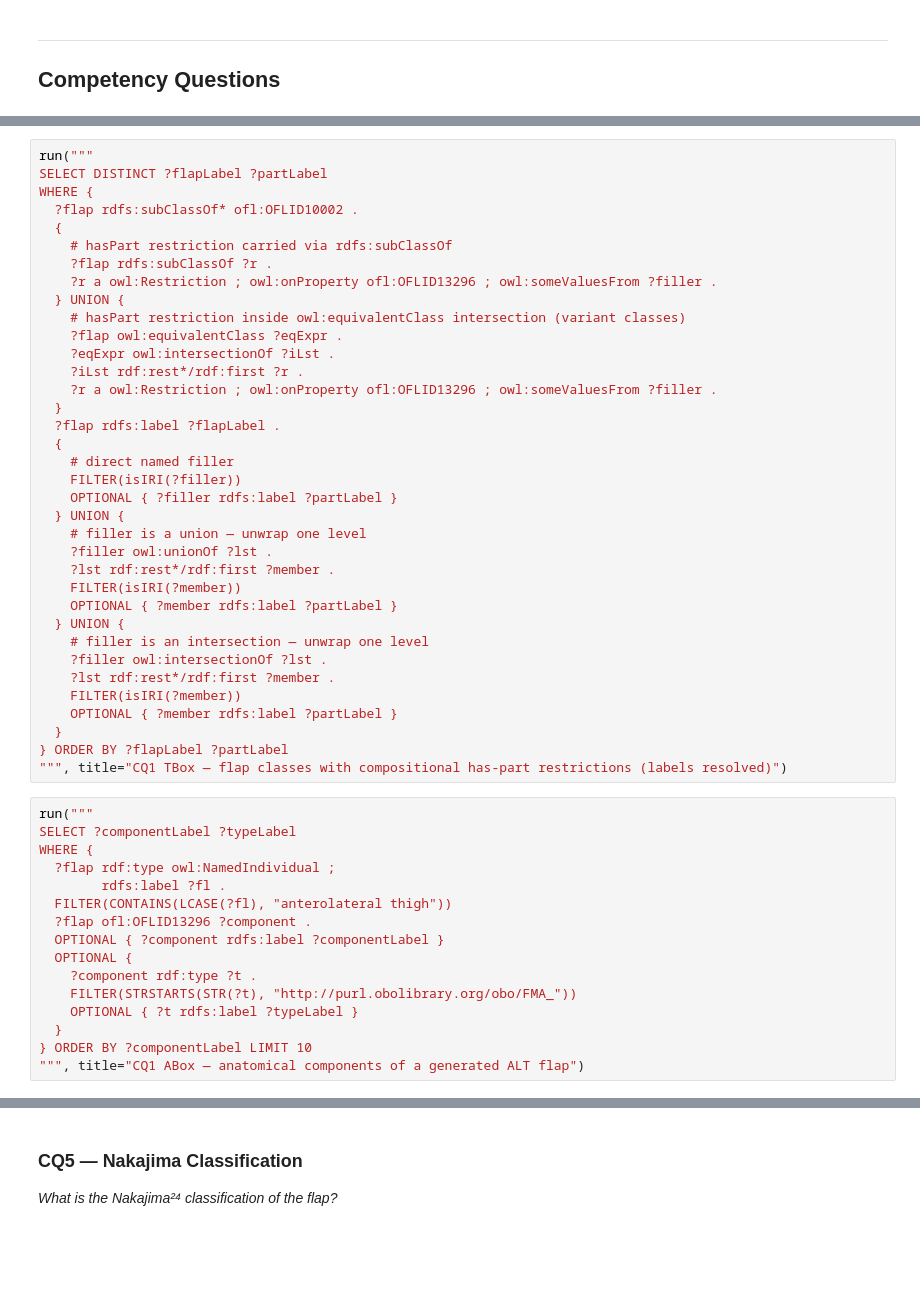
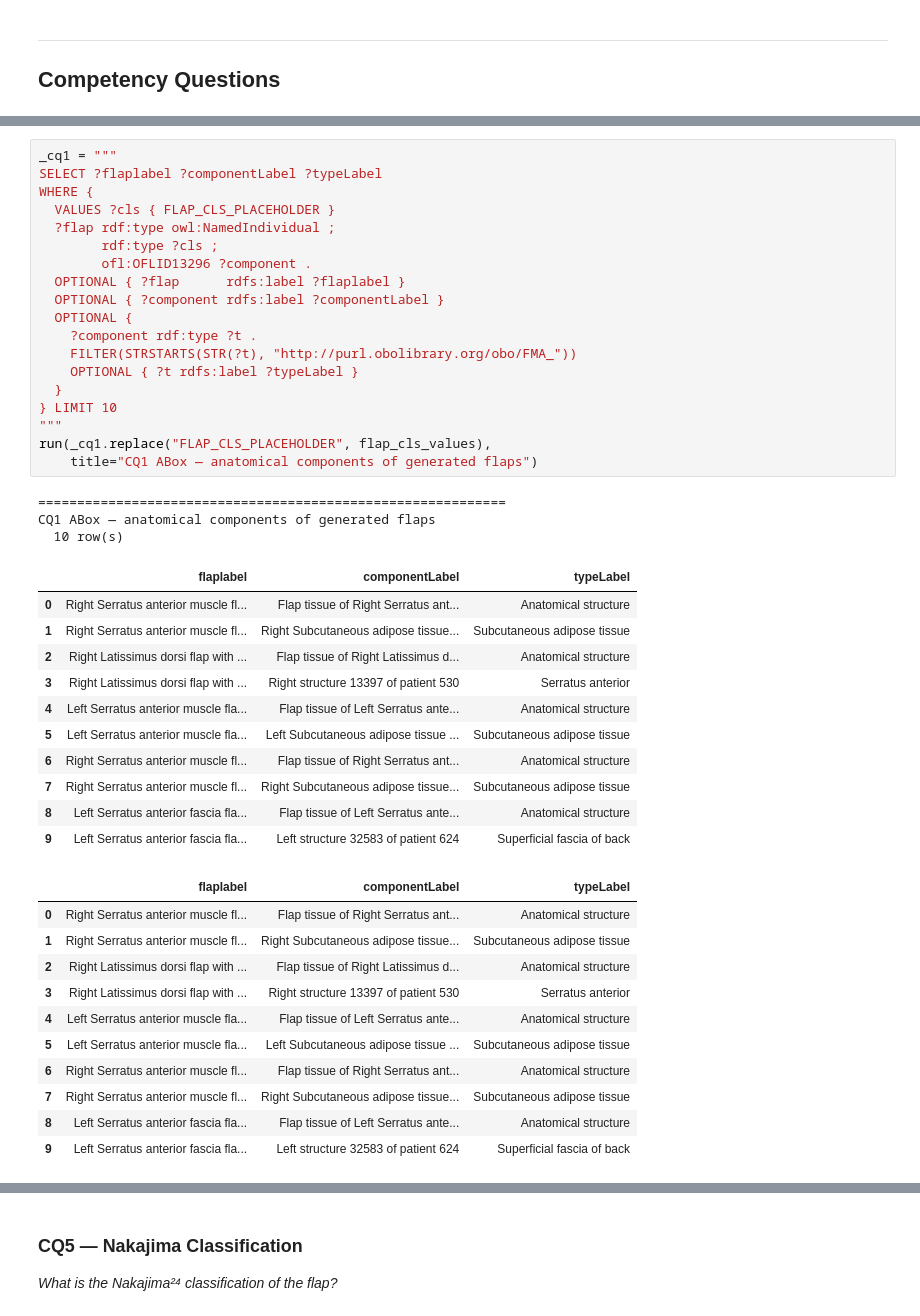
Before and after one commit to Strubbelig/Flap-ontology-project, a Jupyter notebook: notebooks/cq_sparql_queries.ipynb, the cells around one changed output, grey strips where cells are left out. Saved outputs shown, nothing was run; the diff lists cells and outputs as text; blank space fills up the shorter version.

```diff
--- a/notebooks/cq_sparql_queries.ipynb
+++ b/notebooks/cq_sparql_queries.ipynb
@@ -76,55 +127,48 @@ Targeted axiom: 'Surgical flap' 'Ofl part' some 'Anatomical entity'
-# %%
-run("""
-SELECT DISTINCT ?flapLabel ?partLabel
-WHERE {
-  ?flap rdfs:subClassOf* ofl:OFLID10002 .
-  {
-    # hasPart restriction carried via rdfs:subClassOf
-    ?flap rdfs:subClassOf ?r .
-    ?r a owl:Restriction ; owl:onProperty ofl:OFLID13296 ; owl:someValuesFrom ?filler .
-  } UNION {
-    # hasPart restriction inside owl:equivalentClass intersection (variant classes)
-    ?flap owl:equivalentClass ?eqExpr .
-    ?eqExpr owl:intersectionOf ?iLst .
-    ?iLst rdf:rest*/rdf:first ?r .
-    ?r a owl:Restriction ; owl:onProperty ofl:OFLID13296 ; owl:someValuesFrom ?filler .
-  }
-  ?flap rdfs:label ?flapLabel .
-  {
-    # direct named filler
-    FILTER(isIRI(?filler))
-    OPTIONAL { ?filler rdfs:label ?partLabel }
-  } UNION {
-    # filler is a union — unwrap one level
-    ?filler owl:unionOf ?lst .
-    ?lst rdf:rest*/rdf:first ?member .
-    FILTER(isIRI(?member))
-    OPTIONAL { ?member rdfs:label ?partLabel }
-  } UNION {
-    # filler is an intersection — unwrap one level
-    ?filler owl:intersectionOf ?lst .
-    ?lst rdf:rest*/rdf:first ?member .
-    FILTER(isIRI(?member))
-    OPTIONAL { ?member rdfs:label ?partLabel }
-  }
-} ORDER BY ?flapLabel ?partLabel
-""", title="CQ1 TBox — flap classes with compositional has-part restrictions (labels resolved)")
 # %%
-run("""
-SELECT ?componentLabel ?typeLabel
+_cq1 = """
+SELECT ?flaplabel ?componentLabel ?typeLabel
 WHERE {
+  VALUES ?cls { FLAP_CLS_PLACEHOLDER }
   ?flap rdf:type owl:NamedIndividual ;
-        rdfs:label ?fl .
-  FILTER(CONTAINS(LCASE(?fl), "anterolateral thigh"))
-  ?flap ofl:OFLID13296 ?component .
+        rdf:type ?cls ;
+        ofl:OFLID13296 ?component .
+  OPTIONAL { ?flap      rdfs:label ?flaplabel }
   OPTIONAL { ?component rdfs:label ?componentLabel }
   OPTIONAL {
     ?component rdf:type ?t .
     FILTER(STRSTARTS(STR(?t), "http://purl.obolibrary.org/obo/FMA_"))
     OPTIONAL { ?t rdfs:label ?typeLabel }
   }
-} ORDER BY ?componentLabel LIMIT 10
-""", title="CQ1 ABox — anatomical components of a generated ALT flap")
+} LIMIT 10
+"""
+run(_cq1.replace("FLAP_CLS_PLACEHOLDER", flap_cls_values),
+    title="CQ1 ABox — anatomical components of generated flaps")
+# %% [output]
+============================================================
+CQ1 ABox — anatomical components of generated flaps
+  10 row(s)
+|  | flaplabel | componentLabel | typeLabel |
+| 0 | Right Serratus anterior muscle fl... | Flap tissue of Right Serratus ant... | Anatomical structure |
+| 1 | Right Serratus anterior muscle fl... | Right Subcutaneous adipose tissue... | Subcutaneous adipose tissue |
+| 2 | Right Latissimus dorsi flap with ... | Flap tissue of Right Latissimus d... | Anatomical structure |
+| 3 | Right Latissimus dorsi flap with ... | Right structure 13397 of patient 530 | Serratus anterior |
+| 4 | Left Serratus anterior muscle fla... | Flap tissue of Left Serratus ante... | Anatomical structure |
+| 5 | Left Serratus anterior muscle fla... | Left Subcutaneous adipose tissue ... | Subcutaneous adipose tissue |
+| 6 | Right Serratus anterior muscle fl... | Flap tissue of Right Serratus ant... | Anatomical structure |
+| 7 | Right Serratus anterior muscle fl... | Right Subcutaneous adipose tissue... | Subcutaneous adipose tissue |
+| 8 | Left Serratus anterior fascia fla... | Flap tissue of Left Serratus ante... | Anatomical structure |
+| 9 | Left Serratus anterior fascia fla... | Left structure 32583 of patient 624 | Superficial fascia of back |
+|  | flaplabel | componentLabel | typeLabel |
+| 0 | Right Serratus anterior muscle fl... | Flap tissue of Right Serratus ant... | Anatomical structure |
+| 1 | Right Serratus anterior muscle fl... | Right Subcutaneous adipose tissue... | Subcutaneous adipose tissue |
+| 2 | Right Latissimus dorsi flap with ... | Flap tissue of Right Latissimus d... | Anatomical structure |
+| 3 | Right Latissimus dorsi flap with ... | Right structure 13397 of patient 530 | Serratus anterior |
+| 4 | Left Serratus anterior muscle fla... | Flap tissue of Left Serratus ante... | Anatomical structure |
+| 5 | Left Serratus anterior muscle fla... | Left Subcutaneous adipose tissue ... | Subcutaneous adipose tissue |
+| 6 | Right Serratus anterior muscle fl... | Flap tissue of Right Serratus ant... | Anatomical structure |
+| 7 | Right Serratus anterior muscle fl... | Right Subcutaneous adipose tissue... | Subcutaneous adipose tissue |
+| 8 | Left Serratus anterior fascia fla... | Flap tissue of Left Serratus ante... | Anatomical structure |
+| 9 | Left Serratus anterior fascia fla... | Left structure 32583 of patient 624 | Superficial fascia of back |
 # %% [markdown]
 ### CQ2 — Size
 *What is the size of the flap?*
```
Also changed, not shown: parts of 86 cells of this notebook, 22 other files.
